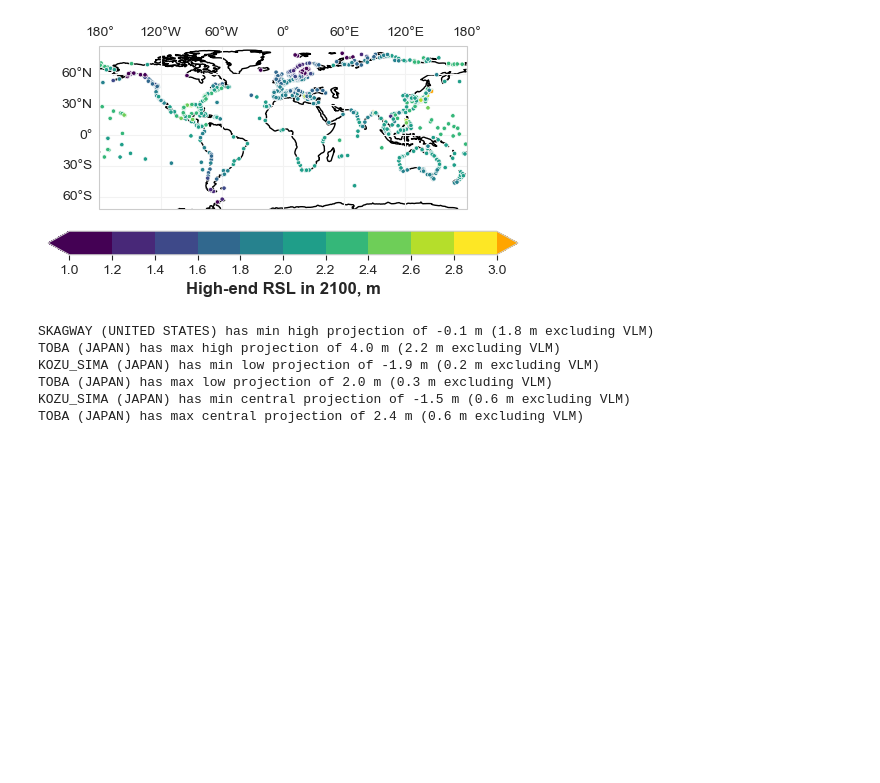
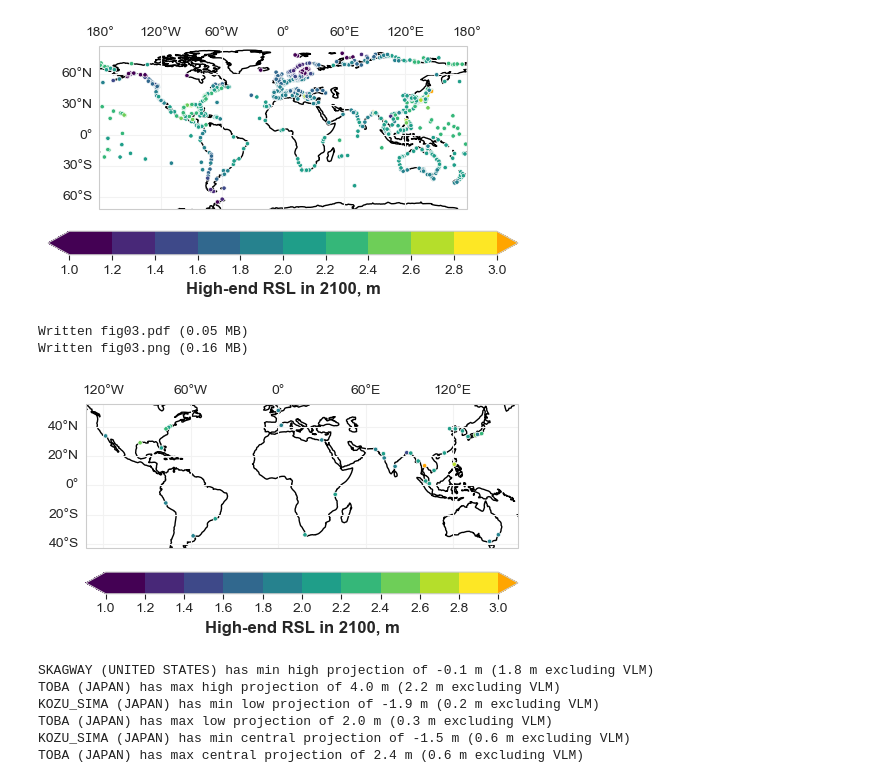
Before and after one commit to grandey/d25a-rsl-fusion, a Jupyter notebook: figs_d25a.ipynb, the cells around one changed output. Saved outputs shown, nothing was run; the diff lists cells and outputs as text; code cells hidden in the pictures; blank space fills up the shorter version.

Commit message:
d25a.py get_info_high_low_exceed_df(), fig_high_map(): implement cities parameter.

```diff
--- a/figs_d25a.ipynb
+++ b/figs_d25a.ipynb
@@ -85,6 +85,14 @@ _ = d25a.name_save_fig(fig, fso='f')
 Written fig02.pdf (0.08 MB)
 Written fig02.png (0.24 MB)
 [figure]
+# %%
+# Plot map showing high-end projection near large cities
+fig, ax = d25a.fig_high_map(high_low='high', cities=True)
+_ = d25a.name_save_fig(fig, fso='f')
+# %% [output]
+Written fig03.pdf (0.05 MB)
+Written fig03.png (0.16 MB)
+[figure, added]
 # %%
 # Identify locations with min and max projections
 rsl_df = d25a.get_info_high_low_exceed_df(rsl_novlm='rsl')  # RSL projections
```
Also changed, not shown: parts of 5 cells of this notebook, 1 other file.
